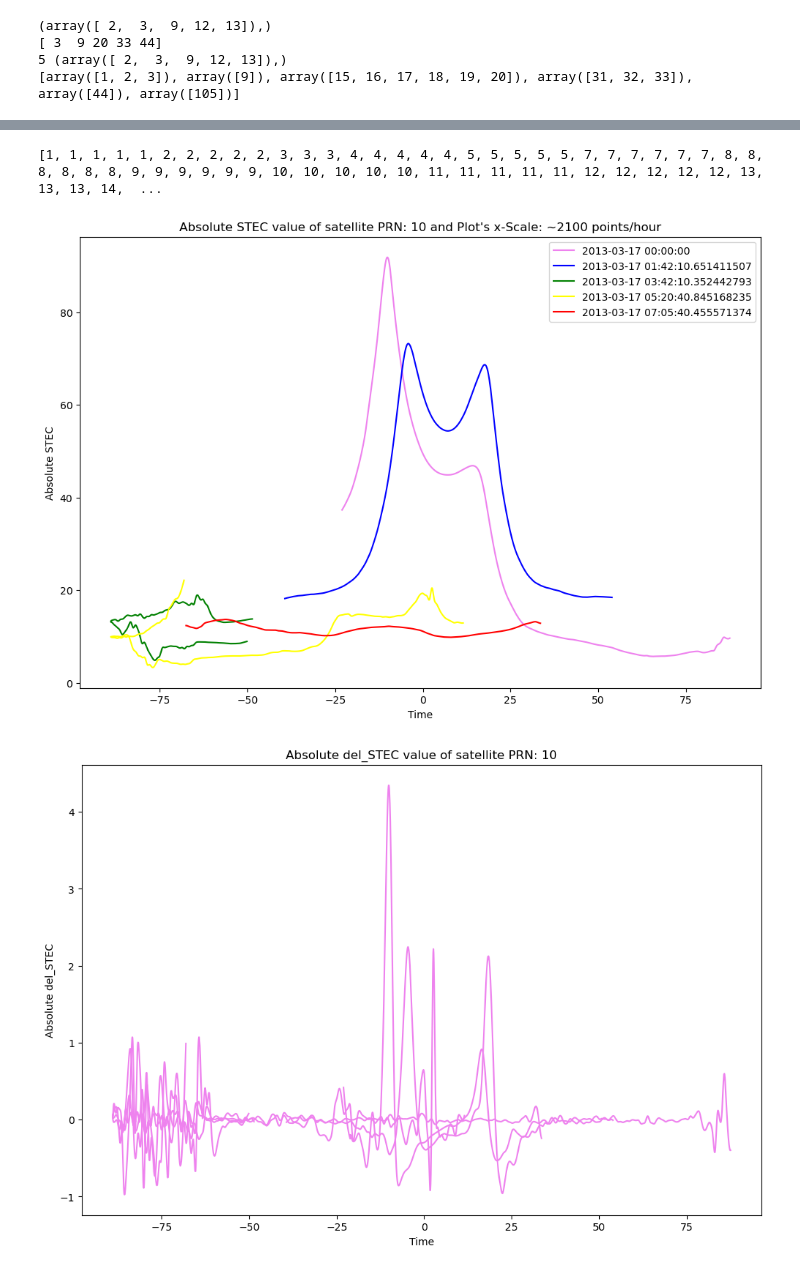
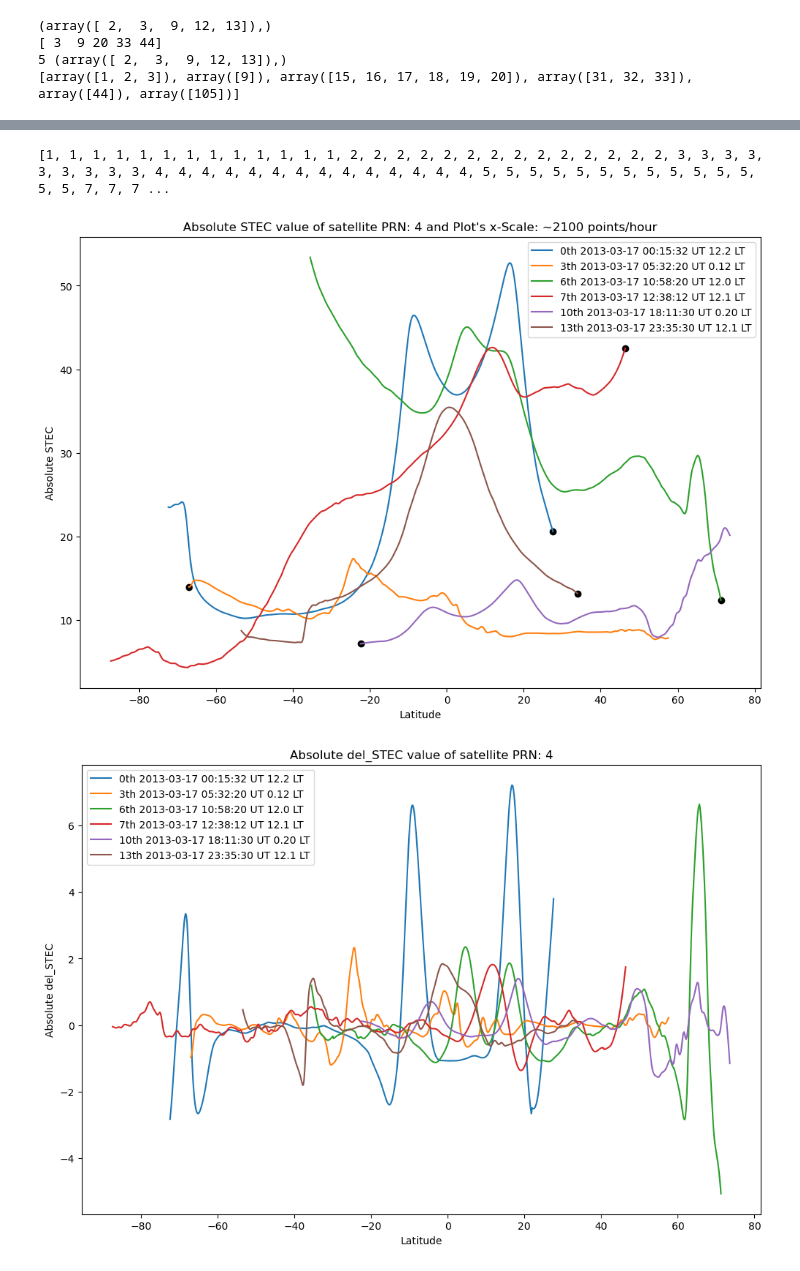
Before and after one commit to abukowski21/sat-interp-tid-analysis, a Jupyter notebook: esa_satellite_data.ipynb, the cells around one changed output, grey strips where cells are left out. Saved outputs shown, nothing was run; the diff lists cells and outputs as text; code cells hidden in the pictures.

```diff
--- a/esa_satellite_data.ipynb
+++ b/esa_satellite_data.ipynb
@@ -22,6 +24,11 @@ import flox
 # %%
 fname = ['GR_OPER_TEC1TMS_2F_20130316T000000_20130316T235959_0101.cdf', 'GR_OPER_TEC1TMS_2F_20130317T000000_20130317T235959_0101.cdf', 'GR_OPER_TEC1TMS_2F_20130318T000000_20130318T235959_0101.cdf', 'GR_OPER_TEC2TMS_2F_20130316T000000_20130316T235959_0101.cdf', 'GR_OPER_TEC2TMS_2F_20130317T000000_20130317T235959_0101.cdf', 'GR_OPER_TEC2TMS_2F_20130318T000000_20130318T235959_0101.cdf']
 grace_data = []
+
+
+# Adding the local time
+ecef_geodetic = il.reload(ecef_geodetic)
+
 
 for f in tqdm(fname):
     path = 'ESA_GRACE_data/' + f
@@ -52,6 +59,8 @@ for f in tqdm(fname):
     d0 = dt.datetime.strptime(f.split('_')[4], '%Y%m%dT%f')
     date = [d0 + pd.Timedelta(milliseconds = (i - data.Timestamp[0].values)) for i in data.Timestamp.values]
     data['date'] = ('step', [i for i in date], {'step': step})
+    lt = ecef_geodetic.ut_to_lt(date, data['Longitude'].values)
+    data['LT'] = ('step', lt, {'step':step})
 
     grace_data.append(data)
 
@@ -764,32 +811,40 @@ plt.show()
 # %%
 print(out_prn)
-p = 10
+p = 4
 
-c = ['violet', 'blue', 'green', 'yellow', 'red']
+proper_pass = []
+
+#c = ['violet', 'blue', 'green', 'yellow', 'red']
 j = 0
 plt.figure(figsize=(12,8))
 for i in range(len(out_prn)):
     if out_prn[i] == p:
-        plt.plot(out_lat[i], out_stec[i], color=c[j], label=out_time[i][0])
+        if ((max(out_lat[i]) + min(out_lat[i]))/2 > -30) and ((max(out_lat[i]) + min(out_lat[i]))/2 < 30):
+            plt.plot(out_lat[i], out_stec[i], label = str(j) + 'th '+ str(out_time[i][0])[:19] + ' UT ' + str(out_lt[i][0])[:4] +' LT')
+            plt.scatter(out_lat[i][0], out_stec[i][0], color='black')
+            proper_pass.append(i)
         j += 1
 plt.title("Absolute STEC value of satellite PRN: " + str(p) + " and Plot's x-Scale: ~2100 points/hour")
 plt.ylabel('Absolute STEC')
-plt.xlabel('Time')
+plt.xlabel('Latitude')
 plt.legend()
 #plt.xticks(rotation = 45)
 plt.show()
 
 j = 0
 plt.figure(figsize=(12,8))
 for i in range(len(out_prn)):
     if out_prn[i] == p:
-        plt.plot(out_lat[i],out_sdtec[i], color=c[j], label = out_time[i][0])
+        if ((max(out_lat[i]) + min(out_lat[i]))/2 > -30) and ((max(out_lat[i]) + min(out_lat[i]))/2 < 30):
+            plt.plot(out_lat[i],out_sdtec[i], label = str(j) + 'th ' + str(out_time[i][0])[:19] + ' UT ' + str(out_lt[i][0])[:4] +' LT')
+        j += 1
 plt.title('Absolute del_STEC value of satellite PRN: ' + str(p))
 plt.ylabel('Absolute del_STEC')
-plt.xlabel('Time')
+plt.xlabel('Latitude')
+plt.legend()
 #plt.xticks(rotation = 45)
 plt.show()
 # %% [output]
-[1, 1, 1, 1, 1, 2, 2, 2, 2, 2, 3, 3, 3, 4, 4, 4, 4, 4, 5, 5, 5, 5, 5, 7, 7, 7, 7, 7, 7, 8, 8, 8, 8, 8, 8, 9, 9, 9, 9, 9, 9, 10, 10, 10, 10, 10, 11, 11, 11, 11, 11, 12, 12, 12, 12, 12, 13, 13, 13, 14,  ...
+[1, 1, 1, 1, 1, 1, 1, 1, 1, 1, 1, 1, 1, 2, 2, 2, 2, 2, 2, 2, 2, 2, 2, 2, 2, 2, 2, 3, 3, 3, 3, 3, 3, 3, 3, 3, 4, 4, 4, 4, 4, 4, 4, 4, 4, 4, 4, 4, 4, 4, 5, 5, 5, 5, 5, 5, 5, 5, 5, 5, 5, 5, 5, 5, 7, 7, 7 ...
-[figure, old version]
+[figure, new version]
-[figure, old version]
+[figure, new version]
```
Also changed, not shown: parts of 18 cells of this notebook, 1 other file.
